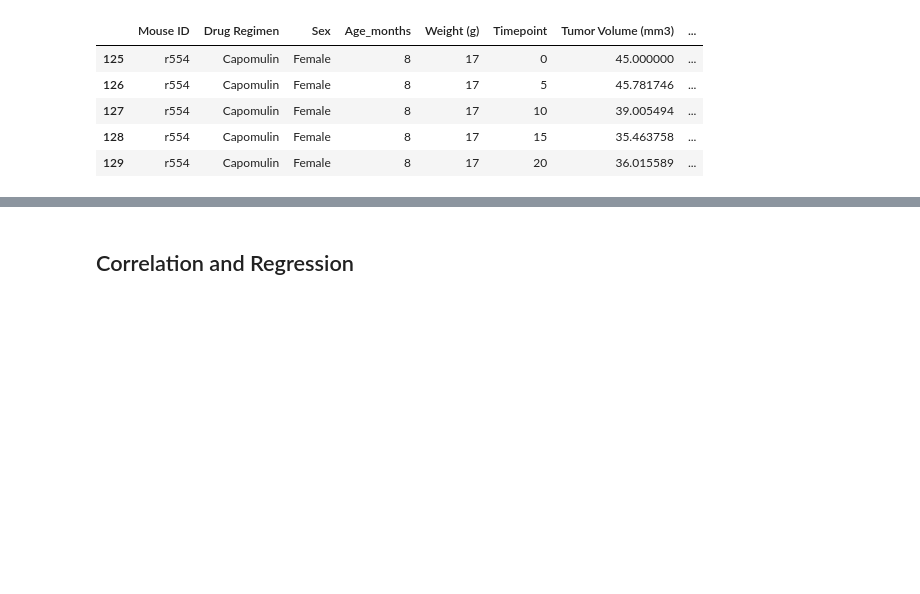
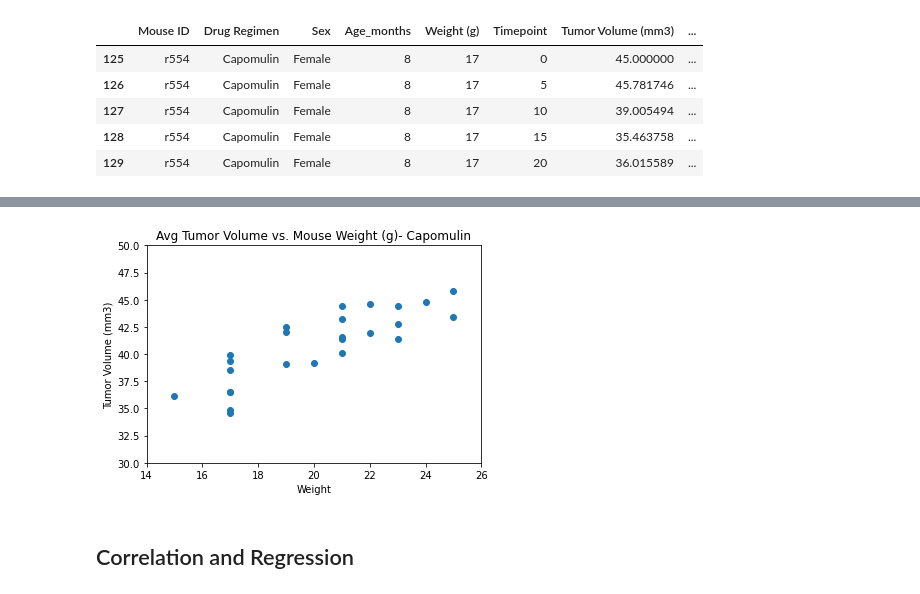
Before and after one commit to caseyjuergens/matplotlib-challenge, a Jupyter notebook: pymaceuticals_starter.ipynb, the cells around one changed output, grey strips where cells are left out. Saved outputs shown, nothing was run; the diff lists cells and outputs as text; code cells hidden in the pictures; blank space fills up the shorter version.

```diff
--- a/pymaceuticals_starter.ipynb
+++ b/pymaceuticals_starter.ipynb
@@ -283,11 +316,15 @@ plt.show()
 # %%
 # Generate a scatter plot of average tumor volume vs. mouse weight for the Capomulin regimen
 avg_capo= capomulin_final.groupby(["Mouse ID"]).mean()
 plt.scatter(avg_capo['Weight (g)'], avg_capo["Tumor Volume (mm3)"])
 plt.title('Avg Tumor Volume vs. Mouse Weight (g)- Capomulin')
 plt.xlabel('Weight')
 plt.ylabel('Tumor Volume (mm3)')
+plt.ylim([30, 50])
+plt.xlim([14, 26])
 plt.show()
+# %% [output]
+[figure, added]
 # %% [markdown]
 ## Correlation and Regression
 # %%
```
Also changed, not shown: parts of 9 cells of this notebook.
